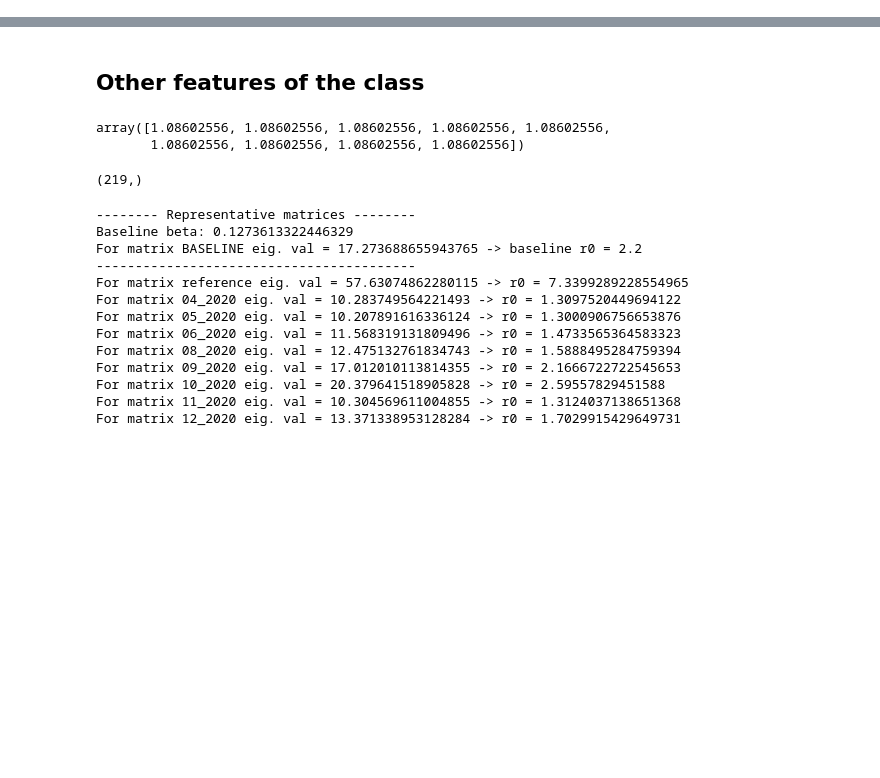
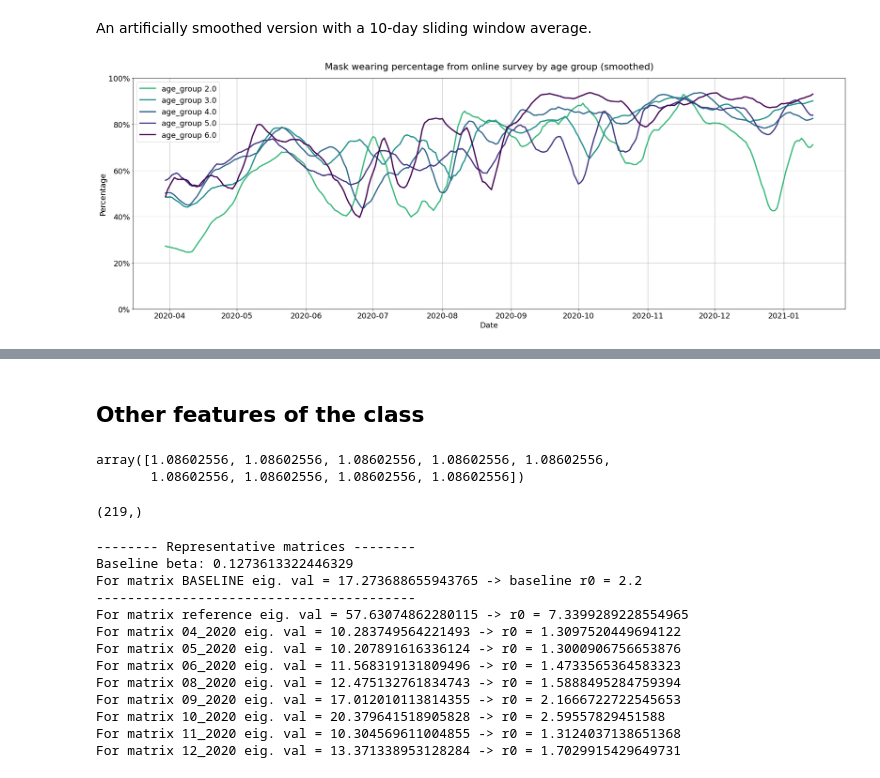
Before and after one commit to zsvizi/r-eff-social-contact-surveys-covid-19-hungary, a Jupyter notebook: figures.ipynb, the cells around one changed output, grey strips where cells are left out. Cells and saved outputs as stored; diff of their text form; code cells hidden in the pictures; blank space fills up the shorter version.

```diff
--- a/figures.ipynb
+++ b/figures.ipynb
@@ -15,0 +142,24 @@ plt.rcParams["figure.facecolor"] = "white"
+# %% [markdown]
+An artificially smoothed version with a 10-day sliding window average.
+# %%
+plt.figure(figsize=(30,10))
+
+N = 11
+
+
+for i in range(2,7):
+    plt.plot(
+        [datetime.fromtimestamp(t) for t in df.start_ts][5:][:-5],
+        np.convolve(df.avg_masking_grouped.map(lambda d: d[str(float(i))])*100, np.ones(N)/N, mode='valid'),
+        label="age_group "+ str(float(i)),
+        lw=3)
+plt.grid()
+plt.legend()
+plt.ylim(0,100)
+plt.gca().yaxis.set_major_formatter(mtick.PercentFormatter())
+plt.ylabel("Percentage")
+plt.xlabel("Date")
+plt.title("Mask wearing percentage from online survey by age group (smoothed)",pad=20)
+plt.savefig("/home/bokanyie/Downloads/masking.png",density=300,bbox_inches="tight")
+# %% [output]
+[figure, added]
```
Also changed, not shown: parts of 33 cells of this notebook, 3 other files.
